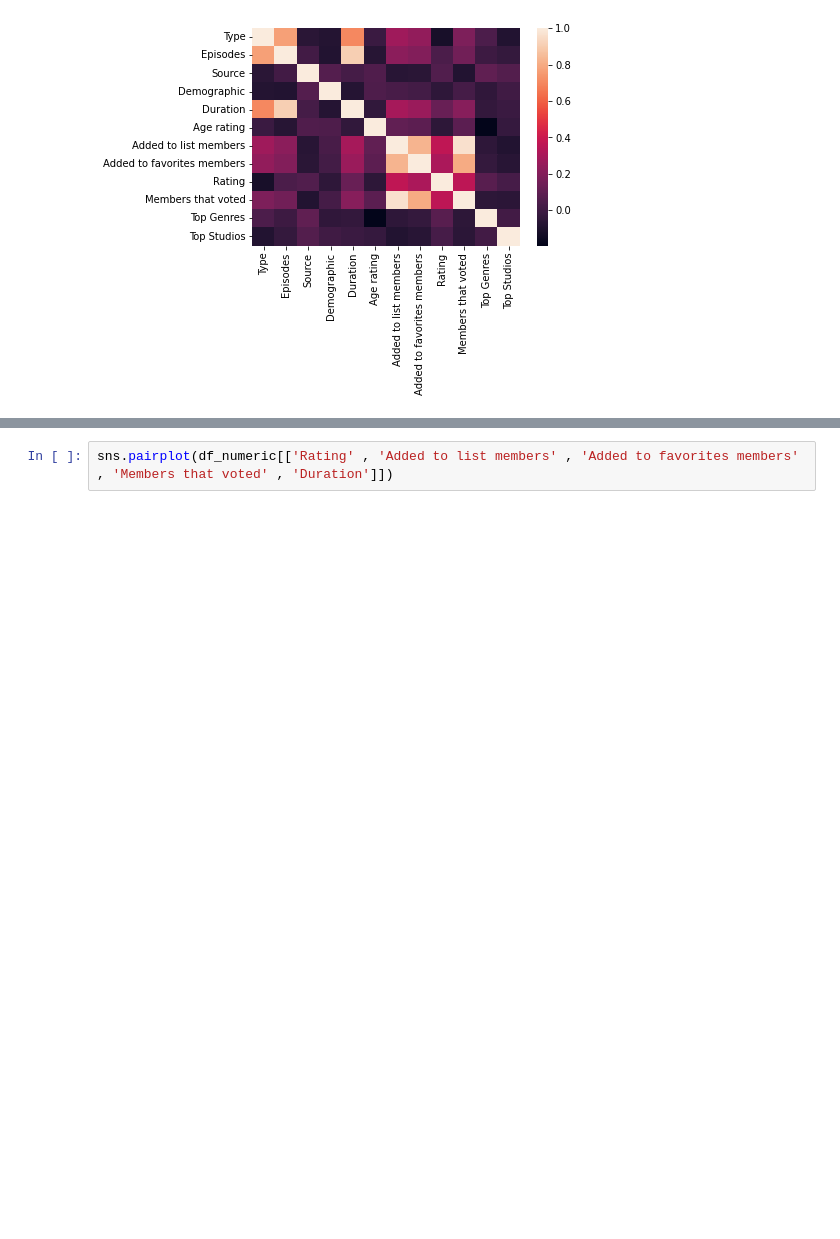
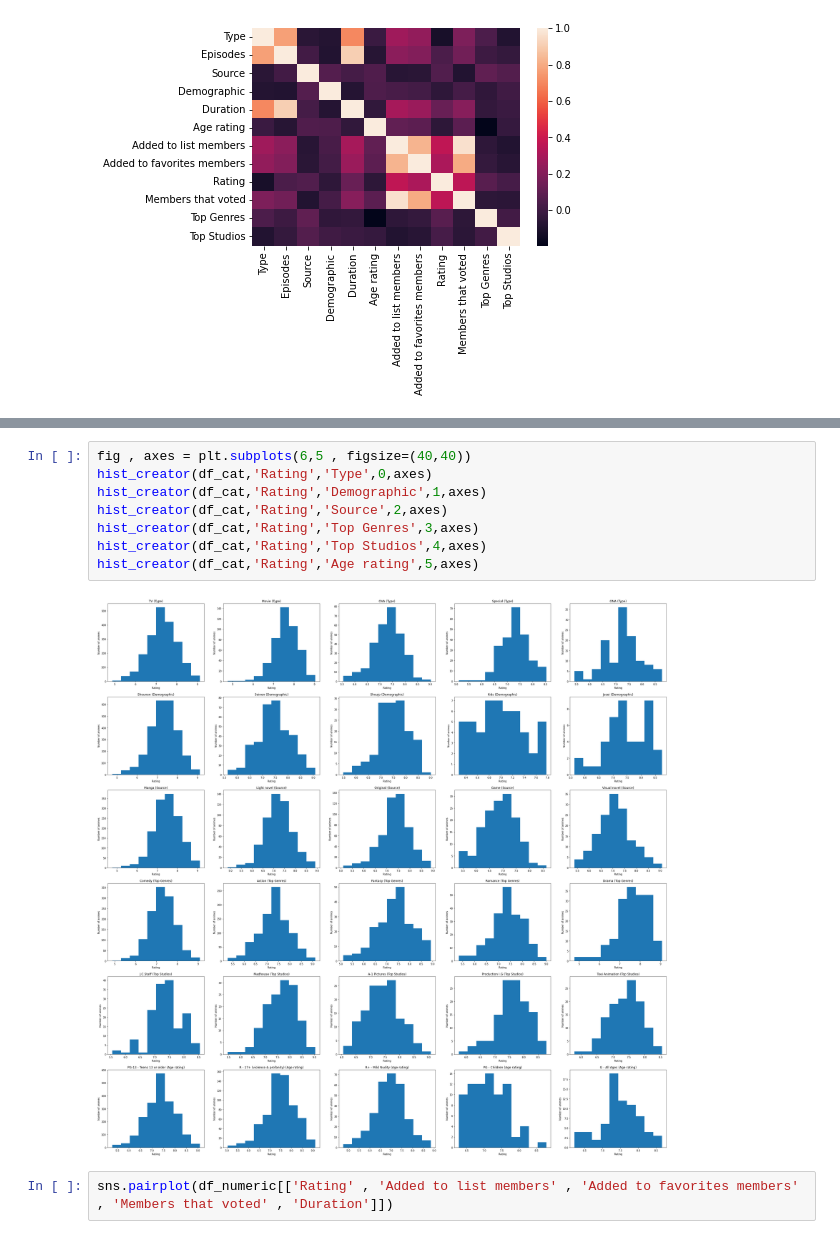
Before and after one commit to roeelq323/Anime-Rating-Project, a Jupyter notebook: Anime_Rating.ipynb, the cells around one changed output, grey strips where cells are left out. Cells and saved outputs as stored; diff of their text form; blank space fills up the shorter version.

```diff
--- a/Anime_Rating.ipynb
+++ b/Anime_Rating.ipynb
@@ -492,3 +512,13 @@ hist_creator(df_cat,'Rating','Age rating',6,axes)
+# %%
+fig , axes = plt.subplots(6,5 , figsize=(40,40))
+hist_creator(df_cat,'Rating','Type',0,axes)
+hist_creator(df_cat,'Rating','Demographic',1,axes)
+hist_creator(df_cat,'Rating','Source',2,axes)
+hist_creator(df_cat,'Rating','Top Genres',3,axes)
+hist_creator(df_cat,'Rating','Top Studios',4,axes)
+hist_creator(df_cat,'Rating','Age rating',5,axes)
+# %% [output]
+[figure, added]
 # %%
 sns.pairplot(df_numeric[['Rating' , 'Added to list members' , 'Added to favorites members' , 'Members that voted' , 'Duration']])
 # %% [output]
```
Also changed, not shown: parts of 22 cells of this notebook.
